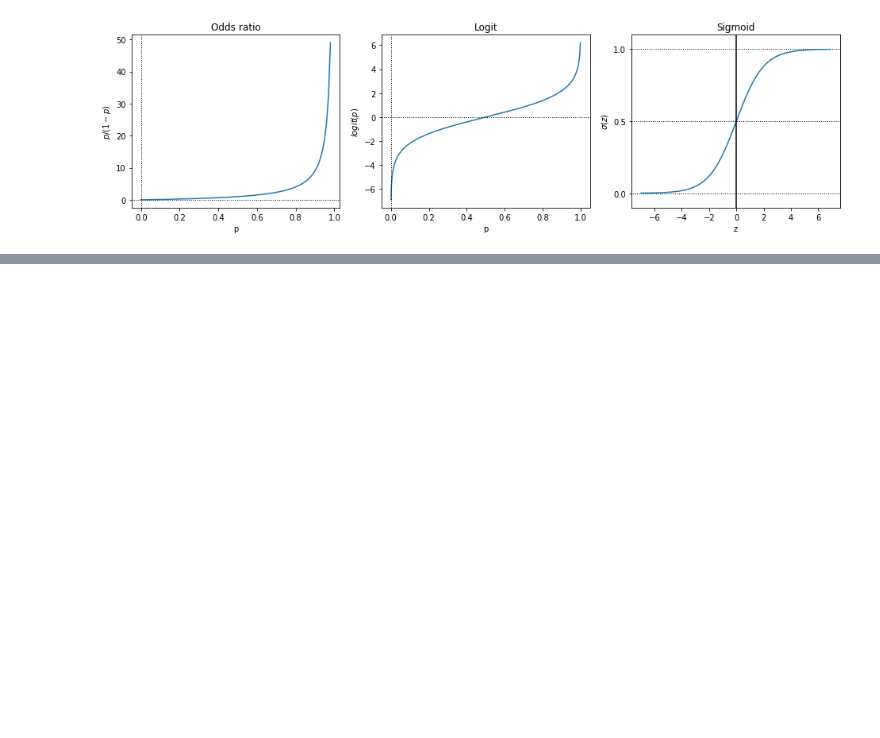
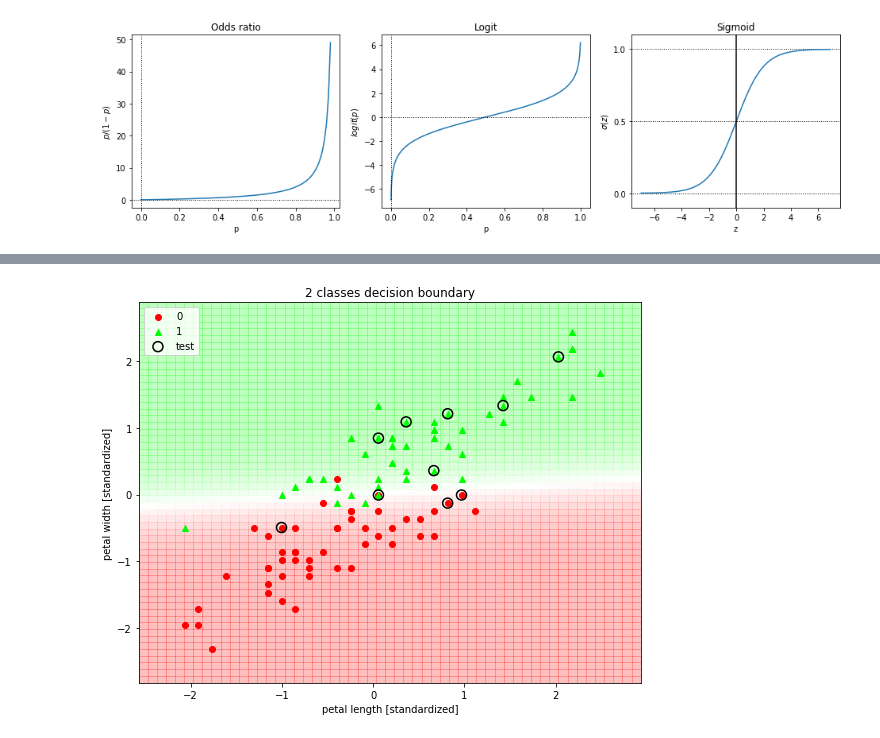
Before and after one commit to IwanVonNeumann/log-reg, a Jupyter notebook: log-reg-demo.ipynb, the cells around one changed output, grey strips where cells are left out. Saved outputs shown, nothing was run; the diff lists cells and outputs as text; code cells hidden in the pictures; blank space fills up the shorter version.

```diff
--- a/log-reg-demo.ipynb
+++ b/log-reg-demo.ipynb
@@ -56,0 +153,7 @@ plt.show()
+# %%
+sc = StandardScaler()
+X = sc.fit_transform(X)
+# %%
+X_train, X_test, y_train, y_test = train_test_split(X, y, test_size=0.1, random_state=0)
+# %%
+log_reg = LogisticRegression()
@@ -56,0 +173,15 @@ plt.show()
+# %%
+plt.figure(figsize=(9, 7))
+plot_2d_decision_boundary(
+    X=X_train, y=y_train.ravel(),
+    classifier=log_reg,
+    X_test=X_test, y_test=y_test.ravel(),
+    colors=('red', 'lime'), markers=('o', '^'),
+    plot_settings={
+        'title': '2 classes decision boundary',
+        'xlabel': 'petal length [standardized]',
+        'ylabel': 'petal width [standardized]'
+    }
+)
+# %% [output]
+[figure, added]
```
Also changed, not shown: parts of 27 cells of this notebook, 8 other files.
